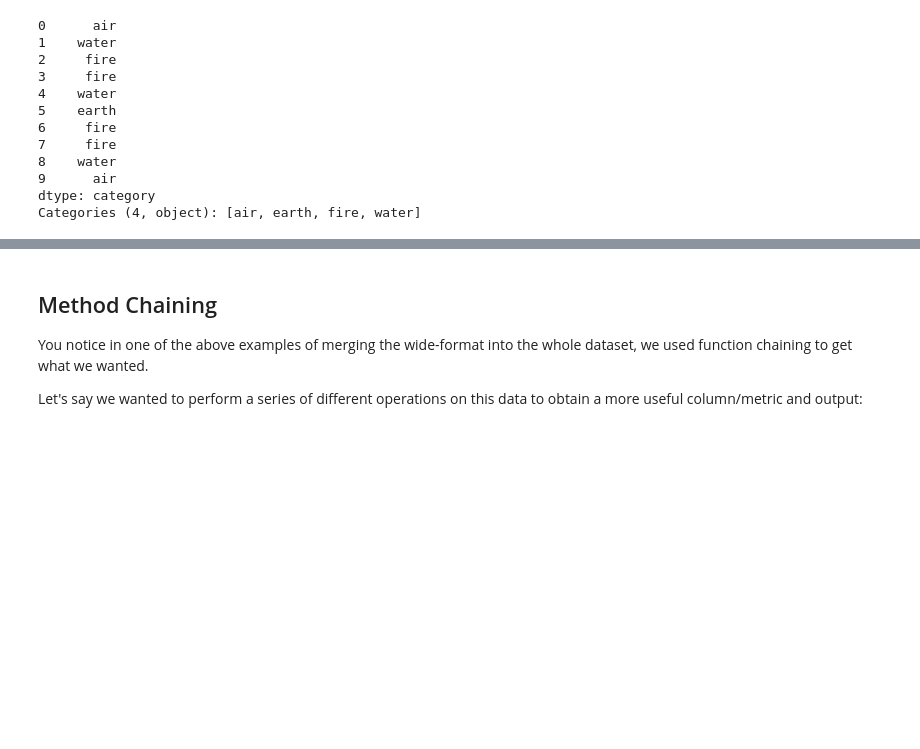
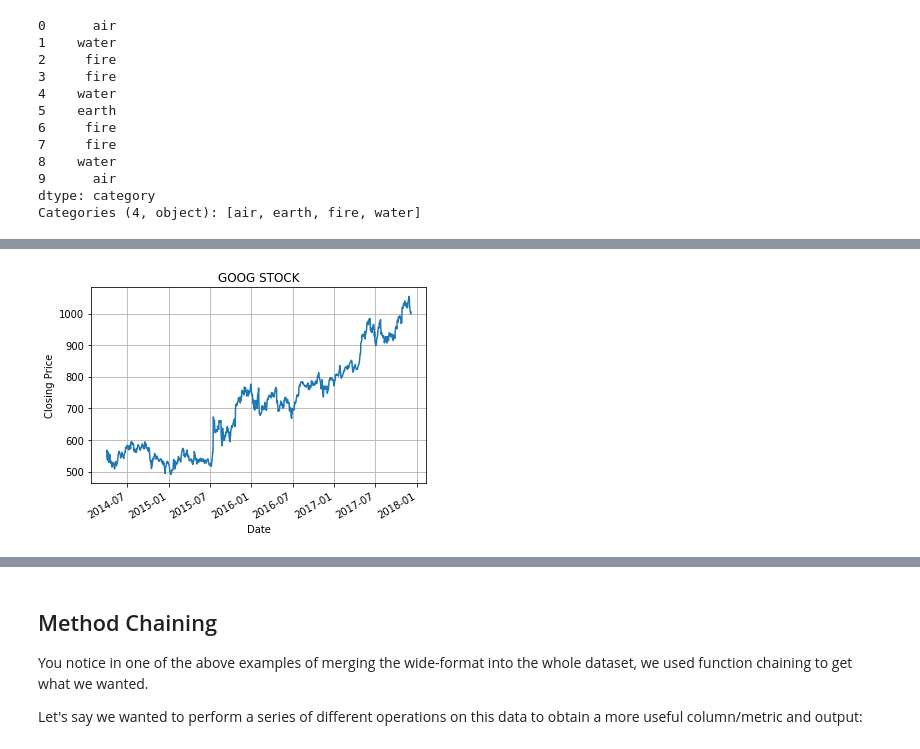
Before and after one commit to ecs-vlc/PythonTeaching, a Jupyter notebook: 03-Data/03 Pandas Advanced.ipynb, the cells around one changed output, grey strips where cells are left out. Cells and saved outputs as stored; diff of their text form; code cells hidden in the pictures; blank space fills up the shorter version.

Commit message:
added google stock data, improved pandas-advanced

```diff
--- a/03-Data/03 Pandas Advanced.ipynb
+++ b/03-Data/03 Pandas Advanced.ipynb
@@ -304,0 +519,3 @@ Pandas as a tool was initially developed in the context of financial modelling,
+# %%
+goog = pd.read_csv("datasets/goog_stock.csv", index_col=0, parse_dates=True, skipinitialspace=True).sort_index()
+goog.head()
@@ -304,0 +533,7 @@ Pandas as a tool was initially developed in the context of financial modelling,
+# %%
+goog["Close"].plot(grid=True)
+plt.ylabel("Closing Price")
+plt.title("GOOG STOCK")
+plt.show()
+# %% [output]
+[figure, added]
```
Also changed, not shown: parts of 53 cells of this notebook, 2 other files.
